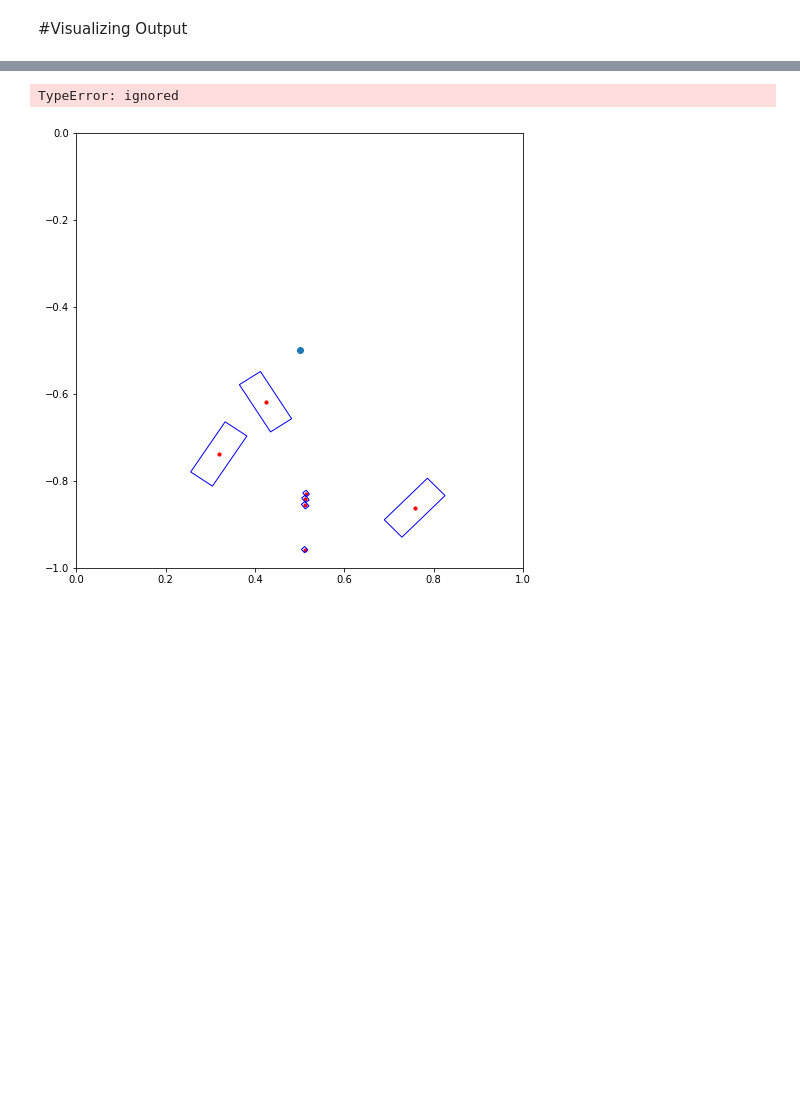
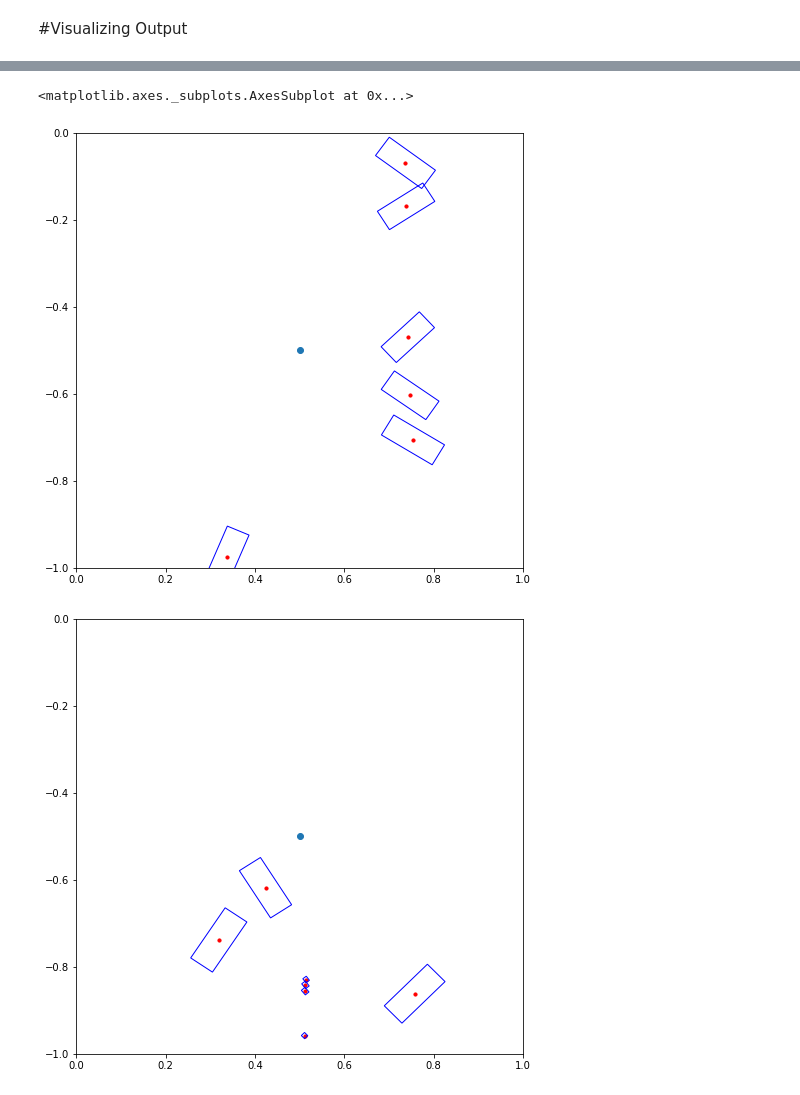
Before and after one commit to jackaboy7981/Single-Image-Depth-YoloV3-, a Jupyter notebook: AWS_SingleImgDepth(STACKED IMAGE)_(Yolov3)Notebookversion.ipynb, the cells around one changed output, grey strips where cells are left out. Saved outputs shown, nothing was run; the diff lists cells and outputs as text; code cells hidden in the pictures; blank space fills up the shorter version.

```diff
--- a/AWS_SingleImgDepth(STACKED IMAGE)_(Yolov3)Notebookversion.ipynb
+++ b/AWS_SingleImgDepth(STACKED IMAGE)_(Yolov3)Notebookversion.ipynb
@@ -1800,10 +1788,11 @@ draw(target)
 # %%
-out = non_max_suppression(output,conf_thres = 0.2,nms_thres = 0.001)
+out = non_max_suppression(output,conf_thres = 0.5,nms_thres = 0.001)
 out[0][:,:2] /=416
 out[0][:,3:5] /=416
-#print(loss)
+draw(out[0])
 # %% [output]
-TypeError: ignored
+<matplotlib.axes._subplots.AxesSubplot at 0x...>
+[figure, added]
 # %%
 draw(out[0])
 # %%
```
Also changed, not shown: parts of 9 cells of this notebook.
